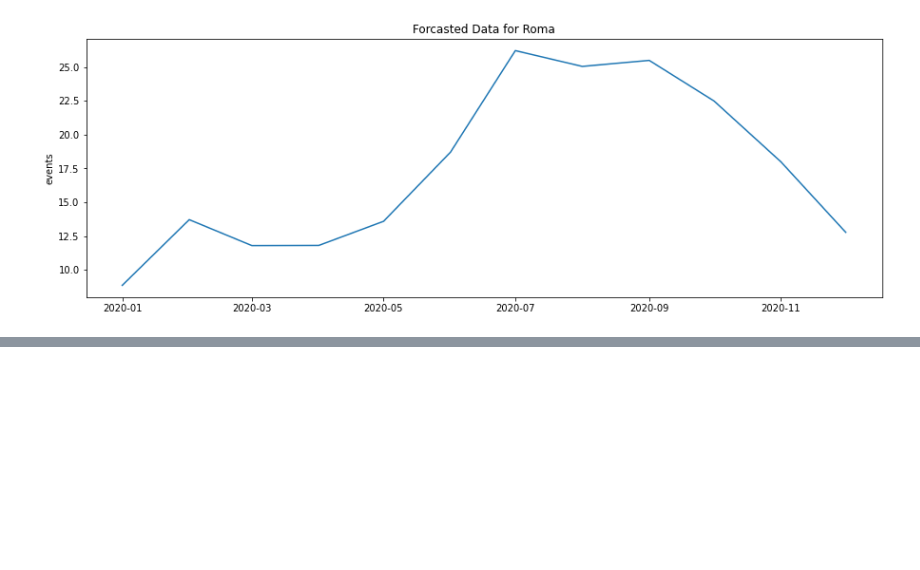
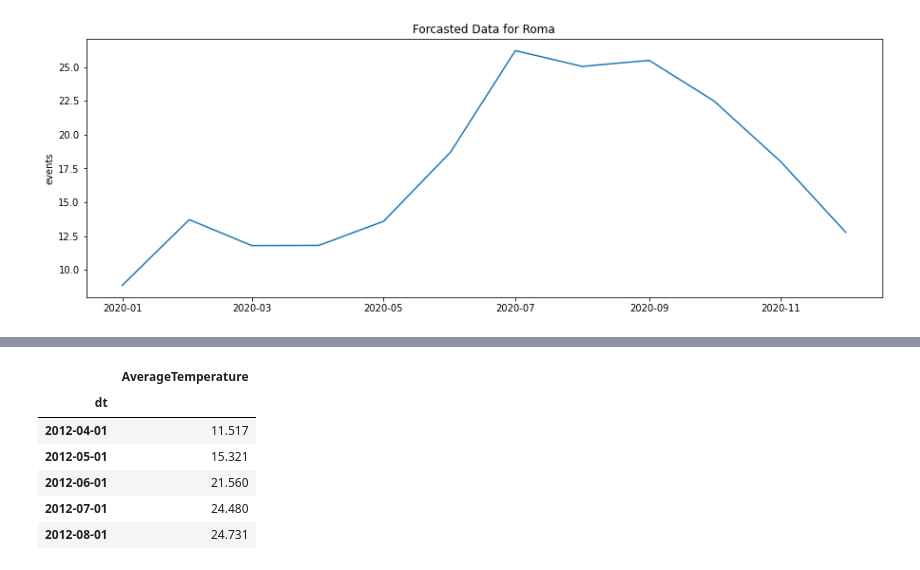
Before and after one commit to DaddCagnez/Data-Science-3, a Jupyter notebook: Time Series Roma.ipynb, the cells around one changed output, grey strips where cells are left out. Cells and saved outputs as stored; diff of their text form; code cells hidden in the pictures; blank space fills up the shorter version.

```diff
--- a/Time Series Roma.ipynb
+++ b/Time Series Roma.ipynb
@@ -337,0 +553,10 @@ generateModel(TempRo2, 'Roma')
+# %%
+test.head()
+# %% [output]
+|  | AverageTemperature |
+| dt |  |
+| 2012-04-01 | 11.517 |
+| 2012-05-01 | 15.321 |
+| 2012-06-01 | 21.560 |
+| 2012-07-01 | 24.480 |
+| 2012-08-01 | 24.731 |
```
Also changed, not shown: parts of 33 cells of this notebook.
